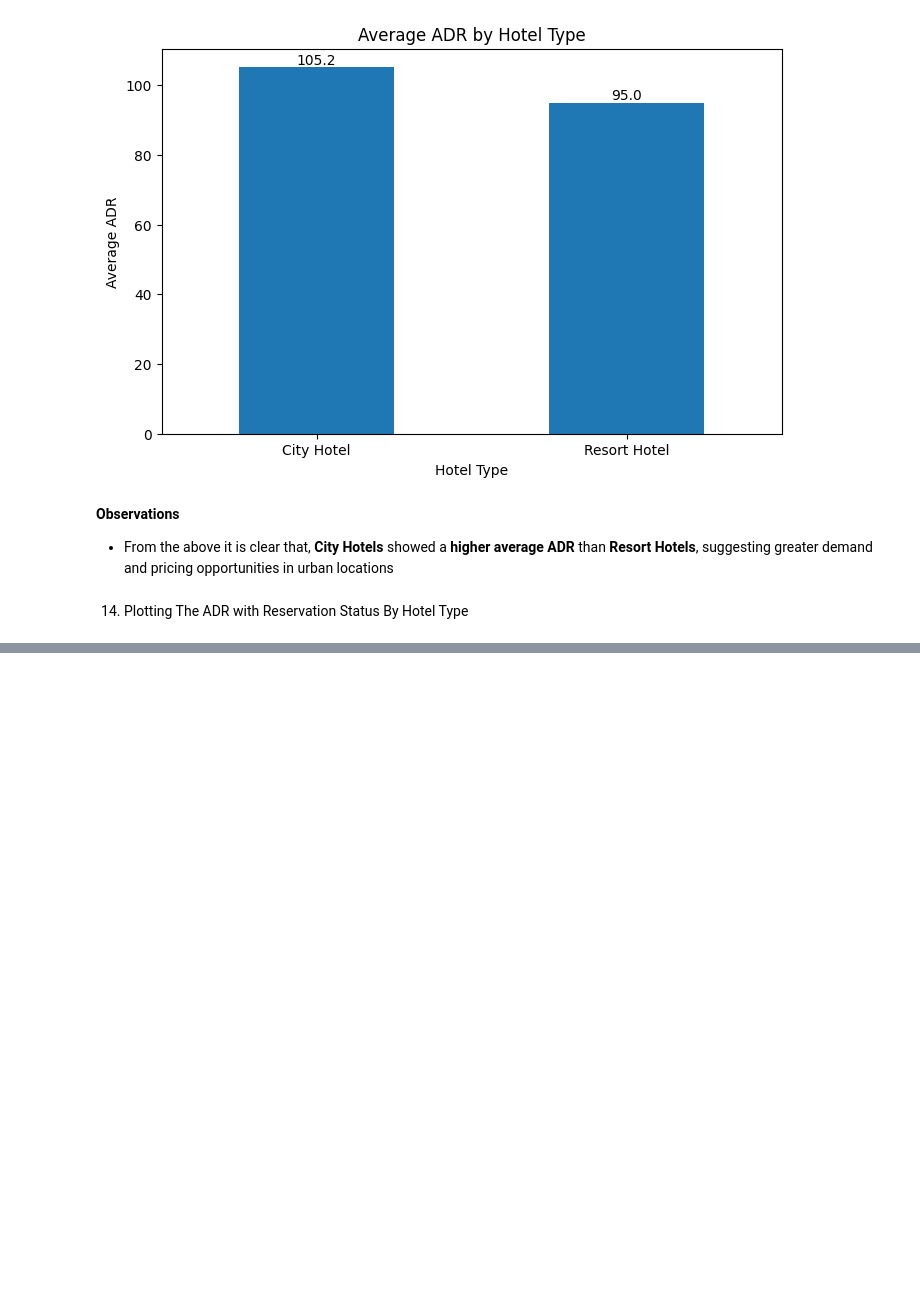
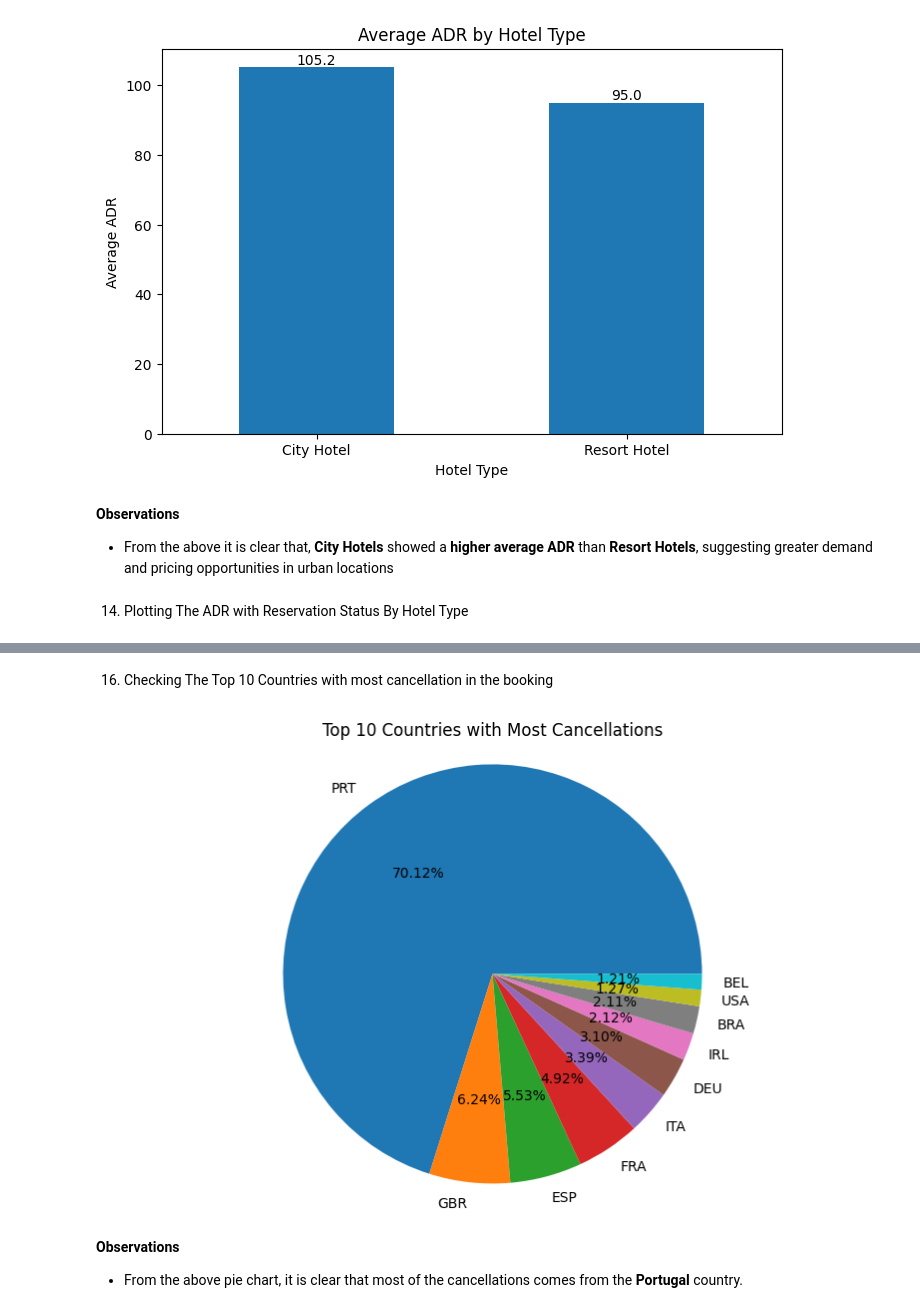
Before and after one commit to dhairyagit/Hotel-Booking-and-Cancellation, a Jupyter notebook: notebooks/EDA_For_Hotel_Booking_Dataset.ipynb, the cells around one changed output, grey strips where cells are left out. Drawn from its saved outputs; the diff is of its cells as text; code cells hidden in the pictures; blank space fills up the shorter version.

```diff
--- a/notebooks/EDA_For_Hotel_Booking_Dataset.ipynb
+++ b/notebooks/EDA_For_Hotel_Booking_Dataset.ipynb
@@ -581,0 +616,16 @@ plt.show()
+# %% [markdown]
+16. Checking The Top 10 Countries with most cancellation in the booking
+# %%
+cancelled_data = df[df['is_canceled'] == 1]
+top10_countries = cancelled_data['country'].value_counts()[:10]
+
+plt.figure(figsize=(10,6))
+plt.pie(top10_countries, autopct=lambda p: f'{p:.2f}%', labels = top10_countries.index)
+plt.title('Top 10 Countries with Most Cancellations')
+plt.axis('equal')
+plt.show()
+# %% [output]
+[figure, added]
+# %% [markdown]
+**Observations**
+- From the above pie chart, it is clear that most of the cancellations comes from the **Portugal** country.
```
Also changed, not shown: parts of 8 cells of this notebook, 1 other file.
